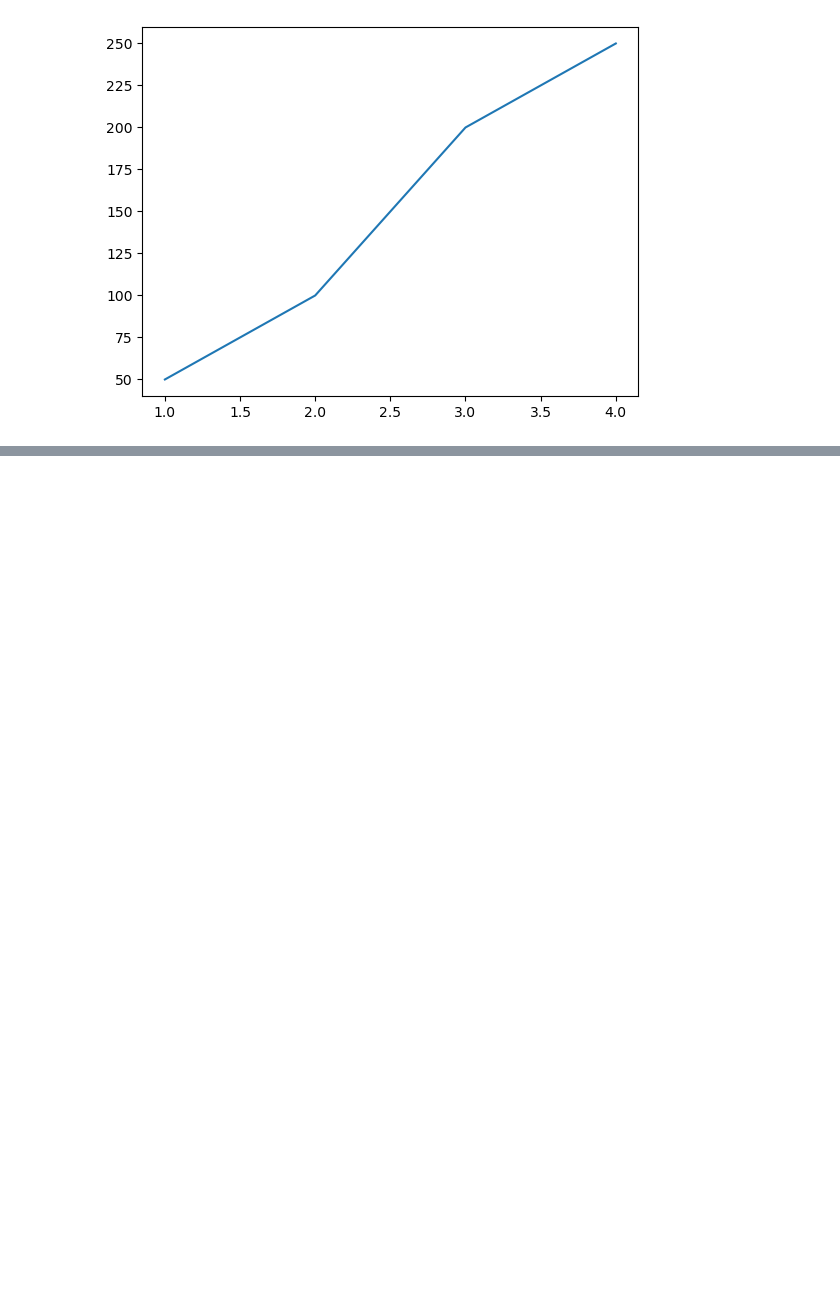
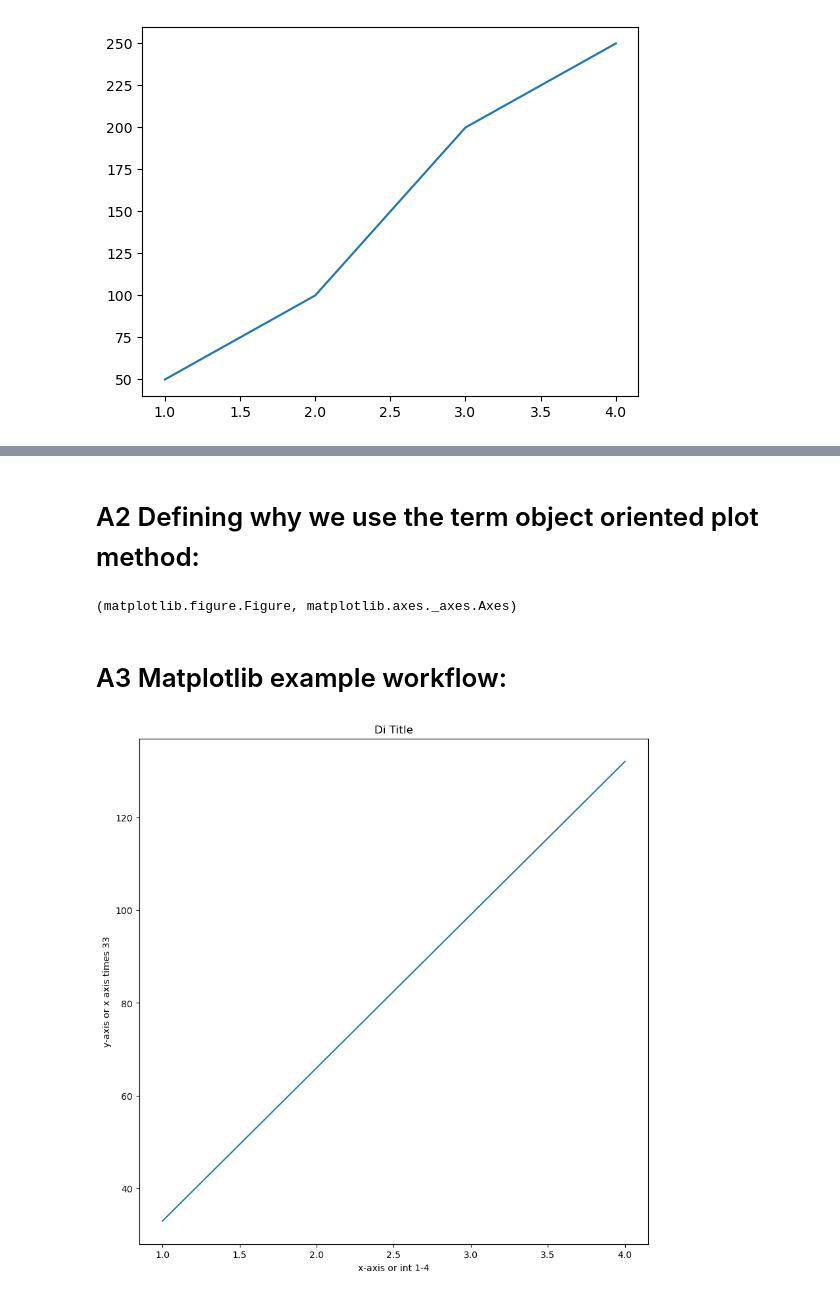
Before and after one commit to HM-bcard/Complete-Machine-Learning-Data-Science-Bootcamp, a Jupyter notebook: Introduction to Matplotlib.ipynb, the cells around one changed output, grey strips where cells are left out. Drawn from its saved outputs; the diff is of its cells as text; code cells hidden in the pictures; blank space fills up the shorter version.

```diff
--- a/Introduction to Matplotlib.ipynb
+++ b/Introduction to Matplotlib.ipynb
@@ -77,0 +85,34 @@ ax.plot(x,[50,100,200,250]); # add some data (?)
+# %% [markdown]
+# A2 Defining why we use the term object oriented plot method:
+# %%
+type(fig),type(ax)
+# %% [output]
+(matplotlib.figure.Figure, matplotlib.axes._axes.Axes)
+# %% [markdown]
+# A3 Matplotlib example workflow:
+# %%
+# 0. import matplotlib and prepare it for usage inline in jupyter
+%matplotlib inline
+import matplotlib.pyplot as plt
+# 1. Prepare data
+x = [1,2,3,4]
+y = [33,66,99,132]
+
+# 2. setup plot:
+
+fig,ax = plt.subplots(figsize=(10,10))# width , height
+
+# 3. Plot data
+
+ax.plot(x,y)
+
+# 4. Customizing the plot:
+ax.set(title="Di Title",
+    xlabel ='x-axis or int 1-4',
+    ylabel='y-axis or x axis times 33'
+)
+# 5, Save and display the figure
+
+fig.savefig("images/sampleplot-section85.png")
+# %% [output]
+[figure, added]
```
Also changed, not shown: parts of 38 cells of this notebook.
